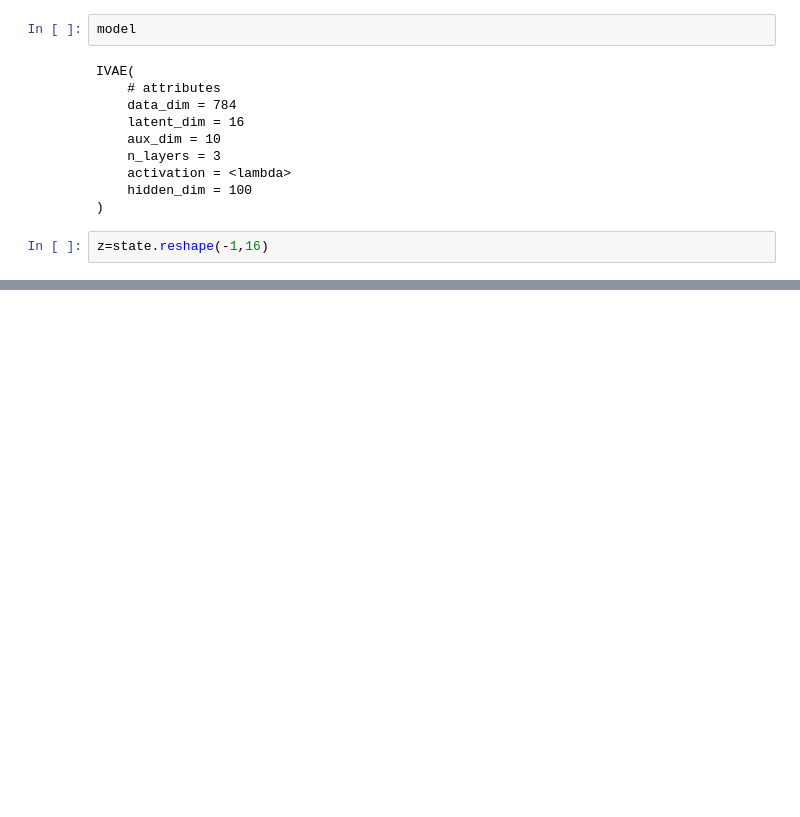
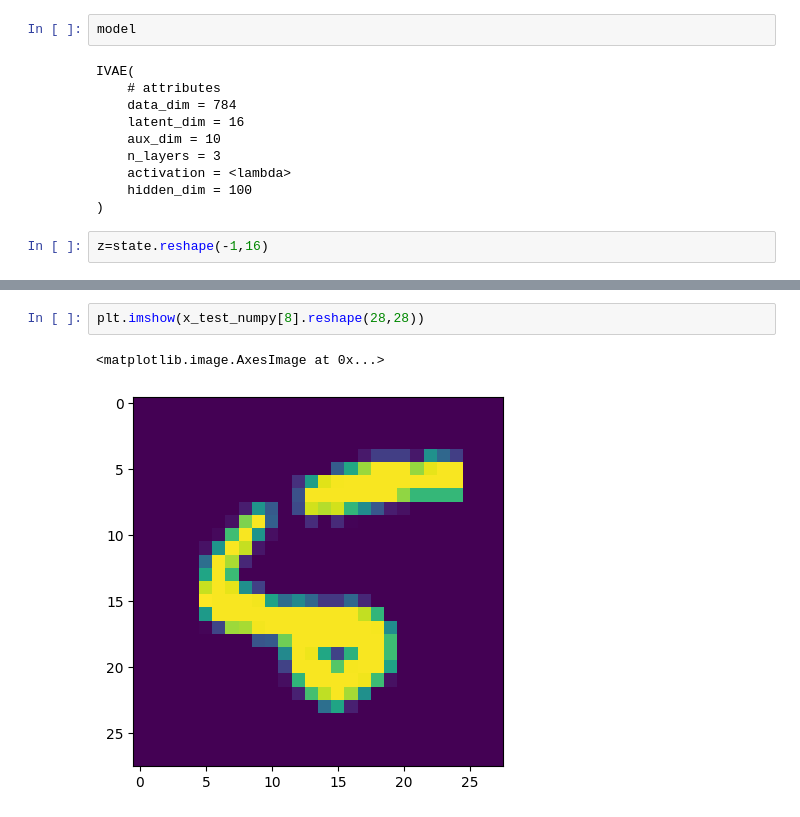
Before and after one commit to ylefay/independent_component_analysis, a Jupyter notebook: experiments/exp4_ivae_images/exp4_mnist_2.ipynb, the cells around one changed output, grey strips where cells are left out. Saved outputs shown, nothing was run; the diff lists cells and outputs as text; blank space fills up the shorter version.

```diff
--- a/experiments/exp4_ivae_images/exp4_mnist_2.ipynb
+++ b/experiments/exp4_ivae_images/exp4_mnist_2.ipynb
@@ -254,0 +223,5 @@ jnp.shape(z)[-1]
+# %%
+plt.imshow(x_test_numpy[8].reshape(28,28))
+# %% [output]
+<matplotlib.image.AxesImage at 0x...>
+[figure, added]
```
Also changed, not shown: parts of 11 cells of this notebook.
